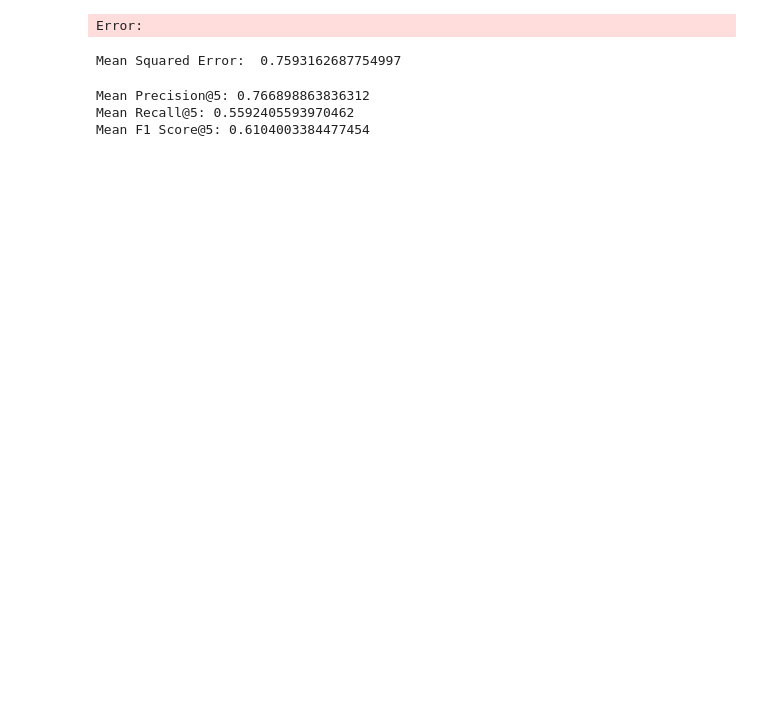
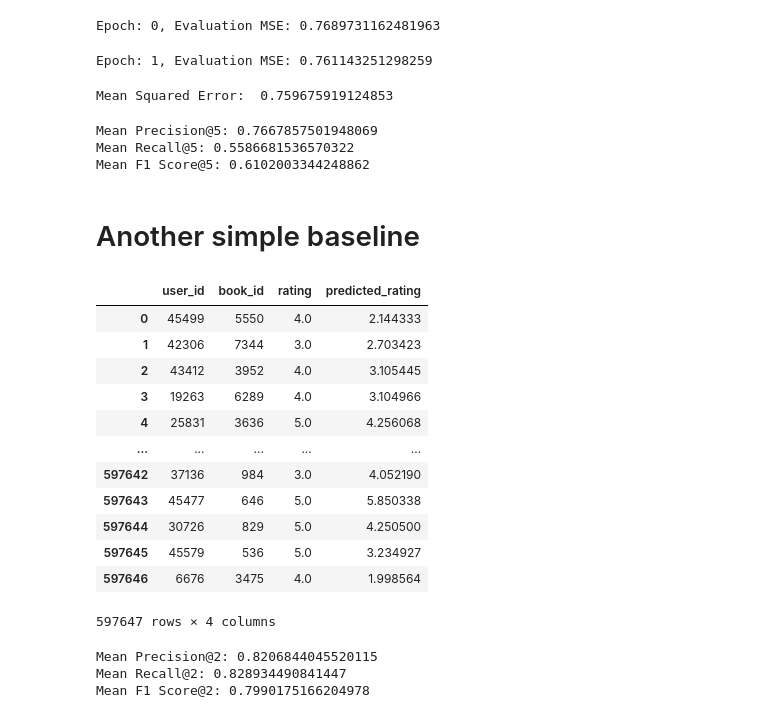
Before and after one commit to matsant01/graph_RecSys, a Jupyter notebook: notebooks/matrix_factorization.ipynb, the cells around one changed output. Saved outputs shown, nothing was run; the diff lists cells and outputs as text; code cells hidden in the pictures; blank space fills up the shorter version.

Commit message:
full batch training

```diff
--- a/notebooks/matrix_factorization.ipynb
+++ b/notebooks/matrix_factorization.ipynb
@@ -11,15 +11,17 @@ from sklearn.model_selection import train_test_split
 full_datadata = pd.read_csv("../data/ratings.csv")
 train_data = pd.read_csv("../data/splitted_data/train.csv")
 test_data = pd.read_csv("../data/splitted_data/test.csv")
+eval_data = pd.read_csv("../data/splitted_data/val.csv")
 mf = MatrixFactorization(num_epochs=2)
-mf.train(full_datadata, train_data)
+mf.train_loop(full_datadata, train_data, eval_data)
 mse = mf.evaluate(test_data)
 # %% [output]
-Error:
+Epoch: 0, Evaluation MSE: 0.7689731162481963
+Epoch: 1, Evaluation MSE: 0.761143251298259
 # %%
 print("Mean Squared Error: ", mse)
 # %% [output]
-Mean Squared Error:  0.7593162687754997
+Mean Squared Error:  0.759675919124853
 # %%
 k = 5
 test_data['predicted_rating'] = mf.predict(test_data)
@@ -32,6 +34,44 @@ print(f"Mean Precision@{k}: {mean_precision}")
 print(f"Mean Recall@{k}: {mean_recall}")
 print(f"Mean F1 Score@{k}: {mean_f1}")
 # %% [output]
-Mean Precision@5: 0.766898863836312
-Mean Recall@5: 0.5592405593970462
-Mean F1 Score@5: 0.6104003384477454
+Mean Precision@5: 0.7667857501948069
+Mean Recall@5: 0.5586681536570322
+Mean F1 Score@5: 0.6102003344248862
+# %% [markdown]
+# Another simple baseline
+# %%
+mean = train_data['rating'].sample(1000000).mean()
+std = train_data['rating'].sample(1000000).std()
+
+# for each user sample rating from normal distribution
+test_data['predicted_rating'] = np.random.normal(mean, std, test_data.shape[0])
+test_data
+# %% [output]
+|  | user_id | book_id | rating | predicted_rating |
+| 0 | 45499 | 5550 | 4.0 | 2.144333 |
+| 1 | 42306 | 7344 | 3.0 | 2.703423 |
+| 2 | 43412 | 3952 | 4.0 | 3.105445 |
+| 3 | 19263 | 6289 | 4.0 | 3.104966 |
+| 4 | 25831 | 3636 | 5.0 | 4.256068 |
+| ... | ... | ... | ... | ... |
+| 597642 | 37136 | 984 | 3.0 | 4.052190 |
+| 597643 | 45477 | 646 | 5.0 | 5.850338 |
+| 597644 | 30726 | 829 | 5.0 | 4.250500 |
+| 597645 | 45579 | 536 | 5.0 | 3.234927 |
+| 597646 | 6676 | 3475 | 4.0 | 1.998564 |
+597647 rows × 4 columns
+# %%
+k = 2
+smaller_test = test_data.sample(100000)
+top_k_recommendations = get_top_k_recommendations(smaller_test, k)
+actual_items = get_actual_items(smaller_test, 4) # ground truth
+
+# Evaluate the recommendations
+mean_precision, mean_recall, mean_f1 = evaluate_recommendations(top_k_recommendations, actual_items, k)
+print(f"Mean Precision@{k}: {mean_precision}")
+print(f"Mean Recall@{k}: {mean_recall}")
+print(f"Mean F1 Score@{k}: {mean_f1}")
+# %% [output]
+Mean Precision@2: 0.8206844045520115
+Mean Recall@2: 0.828934490841447
+Mean F1 Score@2: 0.7990175166204978
```
Also changed, not shown: 8 other files.
